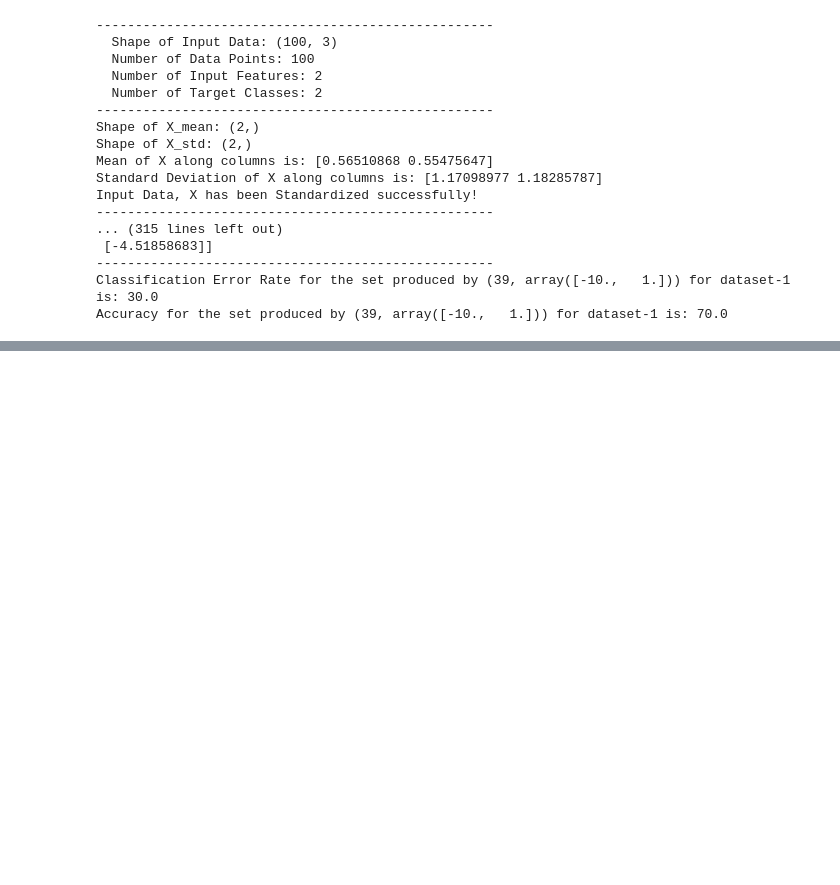
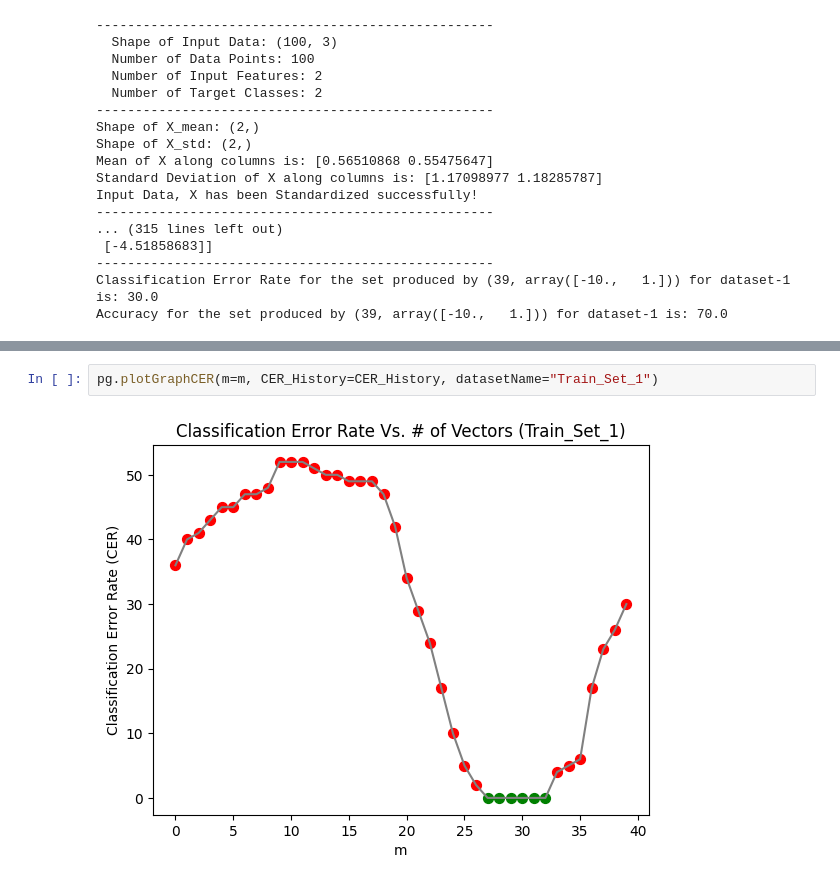
Before and after one commit to SudeshKumarSK/ee559-mlOne, a Jupyter notebook: homeworkOne.ipynb, the cells around one changed output, grey strips where cells are left out. Cells and saved outputs as stored; diff of their text form; blank space fills up the shorter version.

```diff
--- a/homeworkOne.ipynb
+++ b/homeworkOne.ipynb
@@ -633,0 +595,4 @@ plt.show()
+# %%
+pg.plotGraphCER(m=m, CER_History=CER_History, datasetName="Train_Set_1")
+# %% [output]
+[figure, added]
```
Also changed, not shown: parts of 5 cells of this notebook.
